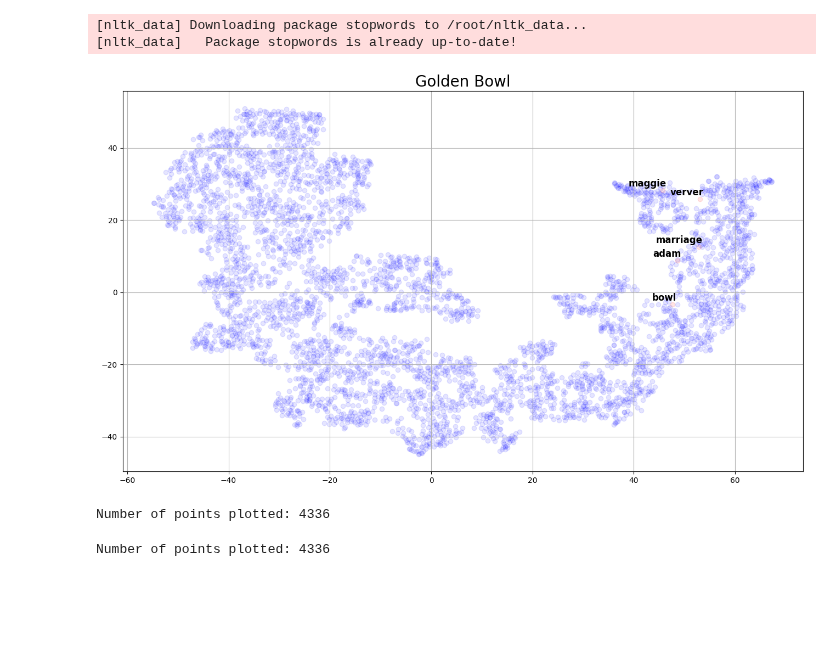
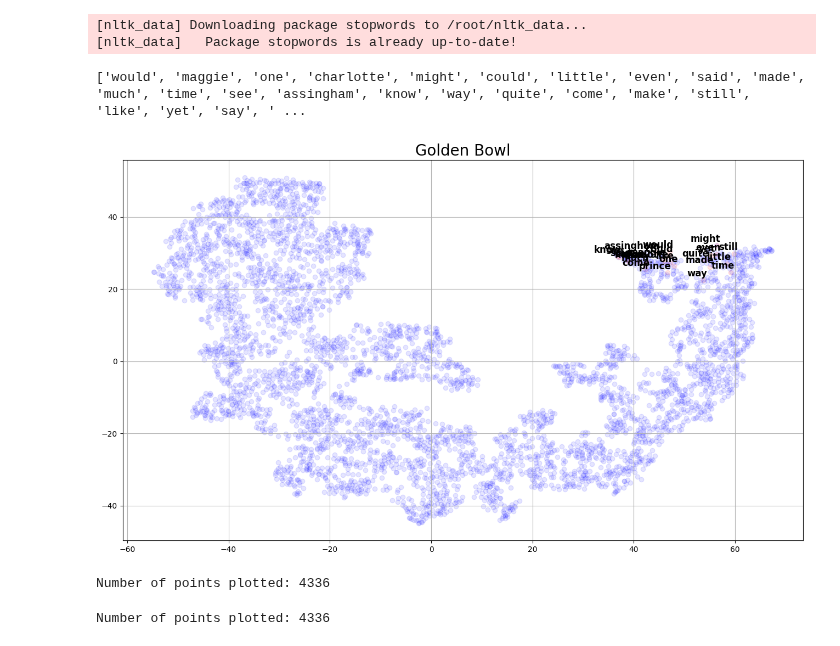
Before and after one commit to alex-smith-uwec/CS491, a Jupyter notebook: Visualizing Word2Vec Word Embeddings using t-SNE.ipynb, the cells around one changed output. Cells and saved outputs as stored; diff of their text form; code cells hidden in the pictures; blank space fills up the shorter version.

```diff
--- a/Visualizing Word2Vec Word Embeddings using t-SNE.ipynb
+++ b/Visualizing Word2Vec Word Embeddings using t-SNE.ipynb
@@ -199,40 +401,75 @@ embeddings_model_2d_np = tsne_model_2d.fit_transform(embeddings_model_np)
+# %%
+highlight_words = [item[0].lower() for item in freq_words]
+print(highlight_words)
+# %% [output]
+['would', 'maggie', 'one', 'charlotte', 'might', 'could', 'little', 'even', 'said', 'made', 'much', 'time', 'see', 'assingham', 'know', 'way', 'quite', 'come', 'make', 'still', 'like', 'yet', 'say', ' ...
 # %%
 import matplotlib.pyplot as plt
 
 
-def tsne_plot_2d(label, embeddings, words=[], a=1, highlight_words=['maggie', 'bowl', 'adam', 'verver', 'marriage']):
+def tsne_plot_2d(label, embeddings, words=[], a=1, highlight_words=highlight_words[0:25]):
     plt.figure(figsize=(16, 9))
 
     # Extract x and y coordinates
     x = embeddings[:, 0]
     y = embeddings[:, 1]
 
     # Plot each point and annotate highlighted words
     for i, word in enumerate(words):
         color = 'red' if word in highlight_words else 'blue'
         plt.scatter(x[i], y[i], color=color, alpha=a)
         if word in highlight_words:
             plt.annotate(word, alpha=1.0, xy=(x[i], y[i]), xytext=(5, 2),
                          textcoords='offset points', ha='right', va='bottom',
                          size=12, weight='bold')
 
     # Set the title of the plot with the given label
     plt.title(label, fontsize=20)
 
     plt.grid(True)
     plt.show()
 
     # Print the number of points
     num_points = embeddings.shape[0]
     print("Number of points plotted:", num_points)
 
 # Example usage
 tsne_plot_2d('Golden Bowl', embeddings_model_2d_np, words_model, a=0.1)
 # %% [output]
-[figure, old version]
+[figure, new version]
 Number of points plotted: 4336
-# %%
-num_points = len(embeddings_model)
-print("Number of points plotted:", num_points)
-# %% [output]
-Number of points plotted: 4336
+# %%
+def find_words_in_grid(embeddings, words, x_min, x_max, y_min, y_max):
+    """
+    Finds and returns the words that are located within a specified grid area.
+
+    Parameters:
+    - embeddings: numpy array of shape (n, 2), where n is the number of points/words,
+      containing the x and y coordinates of each word.
+    - words: list of strings, containing the words corresponding to each point.
+    - x_min, x_max, y_min, y_max: float, boundaries of the grid area.
+
+    Returns:
+    - list of words that are within the specified grid area.
+    """
+    # Extract x and y coordinates
+    x = embeddings[:, 0]
+    y = embeddings[:, 1]
+
+    # Initialize an empty list to store words within the grid
+    words_in_grid = []
+
+    # Loop through each point and check if it falls within the specified grid area
+    for i, word in enumerate(words):
+        if x_min <= x[i] <= x_max and y_min <= y[i] <= y_max:
+            words_in_grid.append(word)
+
+    return words_in_grid
+
+# Example usage (specify the grid boundaries as needed)
+x_min, x_max = -10, 10  # Example boundaries
+y_min, y_max = -10, 10  # Example boundaries
+words_in_grid = find_words_in_grid(embeddings_model_2d_np, words_model, x_min, x_max, y_min, y_max)
+print("Words in specified grid area:", words_in_grid)
+# %% [output]
+Number of points plotted: 4336
```
Also changed, not shown: parts of 1 cell of this notebook.
